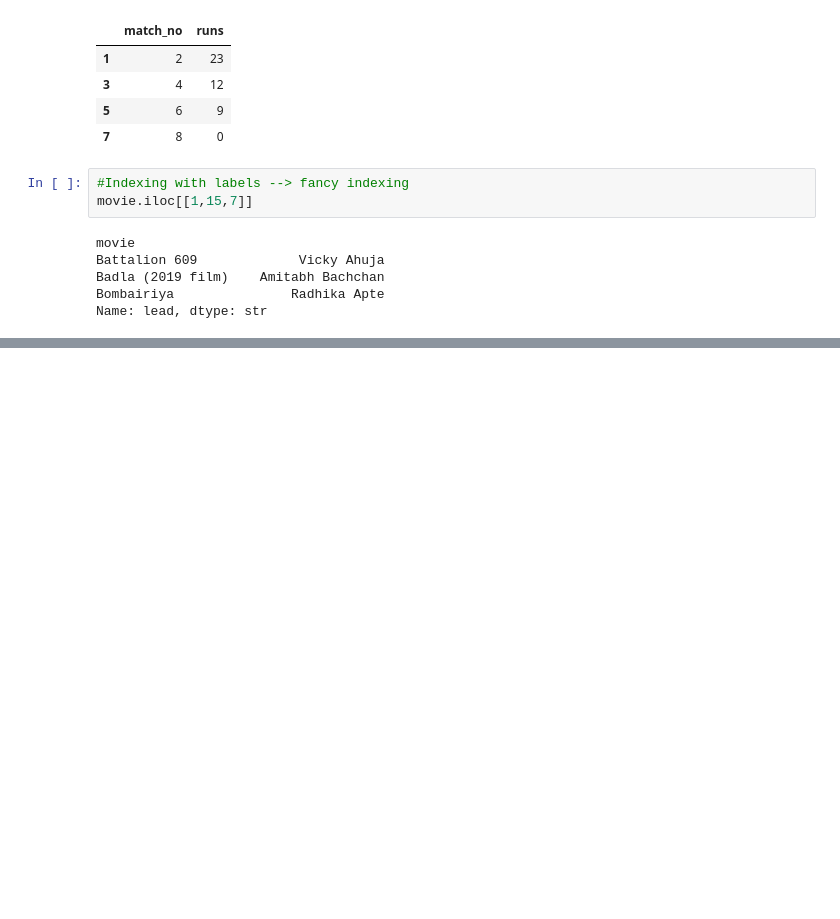
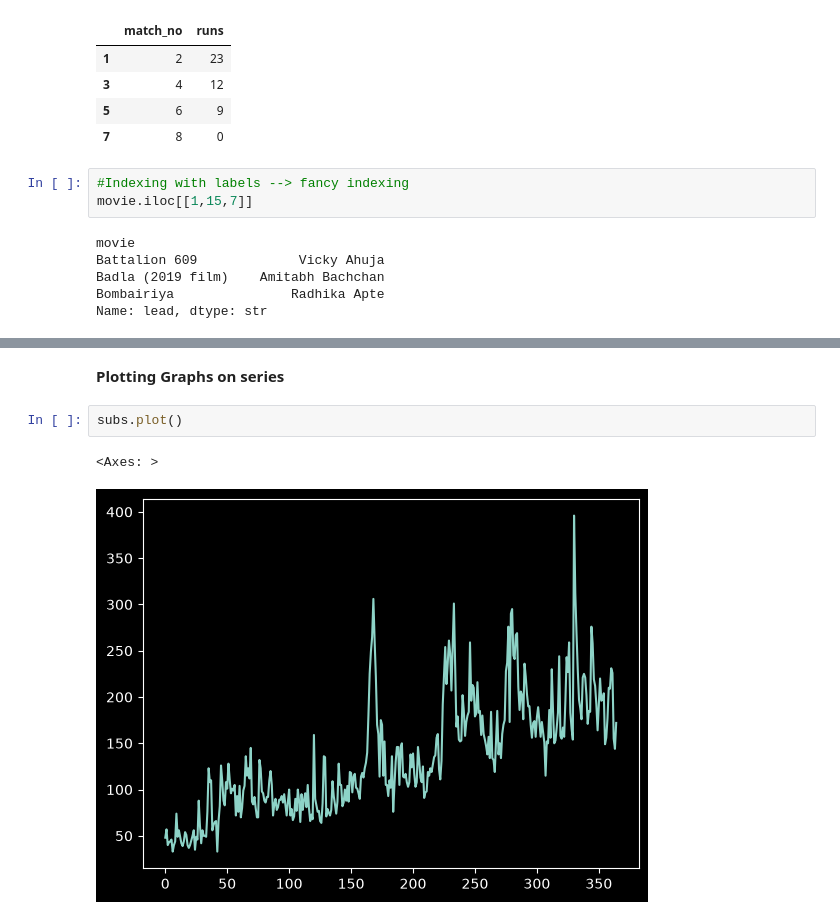
Before and after one commit to RahulNaik2611/Learning_Curve, a Jupyter notebook: Pandas/Basic_pandas.ipynb, the cells around one changed output, grey strips where cells are left out. Cells and saved outputs as stored; diff of their text form; blank space fills up the shorter version.

Commit message:
pandas Series plot

```diff
--- a/Pandas/Basic_pandas.ipynb
+++ b/Pandas/Basic_pandas.ipynb
@@ -475,0 +646,7 @@ Name: lead, dtype: str
+# %% [markdown]
+**Plotting Graphs on series**
+# %%
+subs.plot()
+# %% [output]
+<Axes: >
+[figure, added]
```
Also changed, not shown: parts of 21 cells of this notebook.
